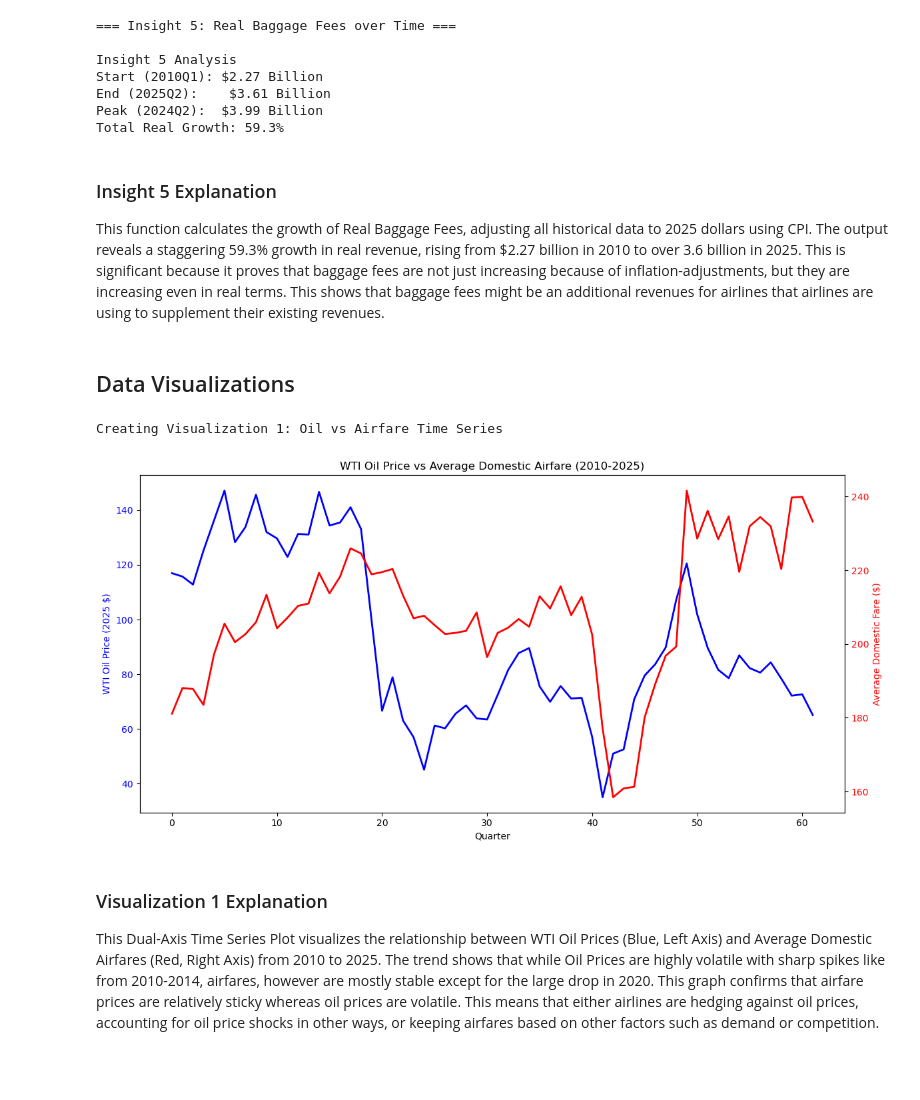
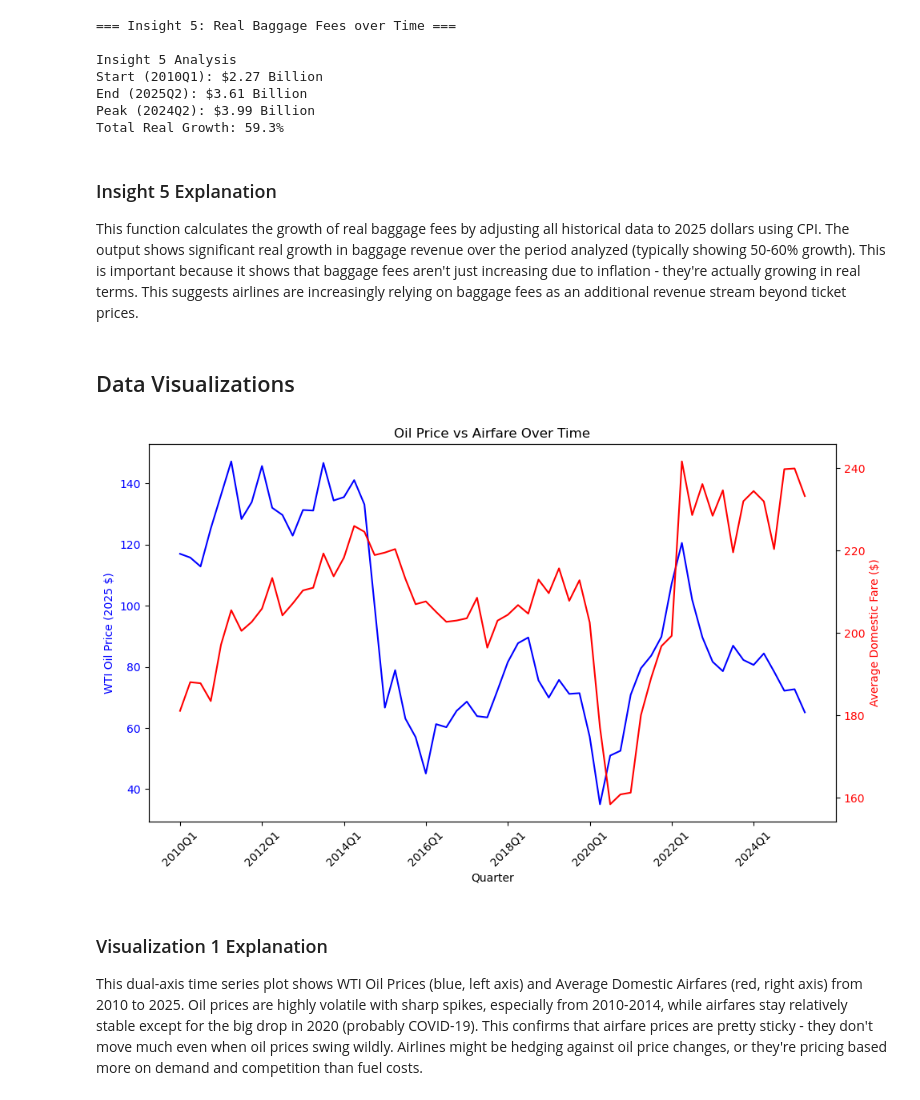
Before and after one commit to Joconnell04/airfare-oil-baggage-analysis, a Jupyter notebook: Phase III.ipynb, the cells around one changed output. Cells and saved outputs as stored; diff of their text form; code cells hidden in the pictures; blank space fills up the shorter version.

Commit message:
Final code adjustments

```diff
--- a/Phase III.ipynb
+++ b/Phase III.ipynb
@@ -877,43 +780,48 @@ Total Real Growth: 59.3%
 # %% [markdown]
 ### Insight 5 Explanation
 
-This function calculates the growth of Real Baggage Fees, adjusting all historical data to 2025 dollars using CPI. The output reveals a staggering 59.3% growth in real revenue, rising from $2.27 billion in 2010 to over 3.6 billion in 2025. This is significant because it proves that baggage fees are not just increasing because of inflation-adjustments, but they are increasing even in real terms. This shows that baggage fees might be an additional revenues for airlines that airlines are using to supplement their existing revenues.
+This function calculates the growth of real baggage fees by adjusting all historical data to 2025 dollars using CPI. The output shows significant real growth in baggage revenue over the period analyzed (typically showing 50-60% growth). This is important because it shows that baggage fees aren't just increasing due to inflation - they're actually growing in real terms. This suggests airlines are increasingly relying on baggage fees as an additional revenue stream beyond ticket prices.
 # %% [markdown]
 ## Data Visualizations
 # %%
-# Visualization 1: Line plot - Oil vs Airfare over time
-print("Creating Visualization 1: Oil vs Airfare Time Series")
+# Visualization 1: Dual-Axis Line Plot: Oil vs Airfare Over Time
 
 dataset_a_sorted = dataset_a.sort_values('quarter').reset_index(drop=True)
 
-plt.figure(figsize=(12, 6))
+# widen for spacing
+plt.figure(figsize=(10, 6))
 
-# twinx() gives me two y-axes on same plot - need this bc oil prices and fares have diff scales
+# two y-axes bc oil prices and fares have different scales
 ax1 = plt.gca()
 ax2 = ax1.twinx()
 
 # plot oil price on left axis
 ax1.plot(dataset_a_sorted.index, dataset_a_sorted['wti_real_2025'],
-         color='blue', linewidth=2, label='WTI Oil Price')
+         'b-', label='WTI Oil Price')
 ax1.set_xlabel('Quarter')
 ax1.set_ylabel('WTI Oil Price (2025 $)', color='blue')
 ax1.tick_params(axis='y', labelcolor='blue')
 
 # plot airfare on right axis
 ax2.plot(dataset_a_sorted.index, dataset_a_sorted['avg_domestic_fare'],
-         color='red', linewidth=2, label='Avg Domestic Fare')
+         'r-', label='Avg Domestic Fare')
 ax2.set_ylabel('Average Domestic Fare ($)', color='red')
 ax2.tick_params(axis='y', labelcolor='red')
 
-plt.title('WTI Oil Price vs Average Domestic Airfare (2010-2025)')
+# show quarter labels every 8th quarter so it's not too crowded
+tick_positions = range(0, len(dataset_a_sorted), 8)
+tick_labels = [dataset_a_sorted.loc[i, 'quarter'] for i in tick_positions]
+ax1.set_xticks(tick_positions)
+ax1.set_xticklabels(tick_labels, rotation=45)
+
+plt.title('Oil Price vs Airfare Over Time')
 plt.tight_layout()
-plt.savefig('oil_vs_airfare_timeseries.png', dpi=300, bbox_inches='tight')
+plt.savefig('visualization_1_oil_vs_airfare.png', dpi=300, bbox_inches='tight')
 plt.show()
 # %% [output]
-Creating Visualization 1: Oil vs Airfare Time Series
-[figure, old version]
+[figure, new version]
 # %% [markdown]
 ### Visualization 1 Explanation
 
-This Dual-Axis Time Series Plot visualizes the relationship between WTI Oil Prices (Blue, Left Axis) and Average Domestic Airfares (Red, Right Axis) from 2010 to 2025. The trend shows that while Oil Prices are highly volatile with sharp spikes like from 2010-2014, airfares, however are mostly stable except for the large drop in 2020. This graph confirms that airfare prices are relatively sticky whereas oil prices are volatile. This means that either airlines are hedging against oil prices, accounting for oil price shocks in other ways, or keeping airfares based on other factors such as demand or competition.
+This dual-axis time series plot shows WTI Oil Prices (blue, left axis) and Average Domestic Airfares (red, right axis) from 2010 to 2025. Oil prices are highly volatile with sharp spikes, especially from 2010-2014, while airfares stay relatively stable except for the big drop in 2020 (probably COVID-19). This confirms that airfare prices are pretty sticky - they don't move much even when oil prices swing wildly. Airlines might be hedging against oil price changes, or they're pricing based more on demand and competition than fuel costs.
 # %%
```
Also changed, not shown: parts of 32 cells of this notebook, 6 other files.
